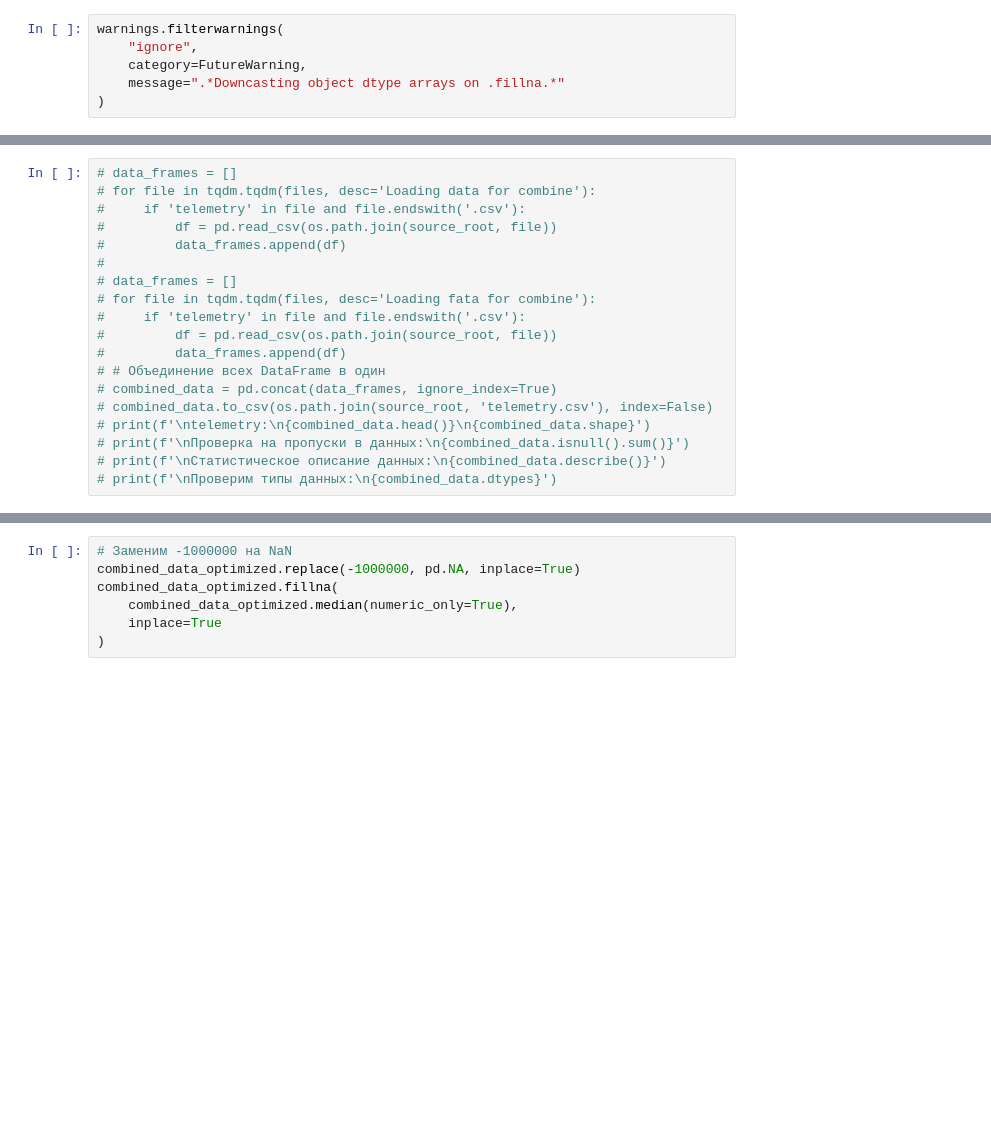
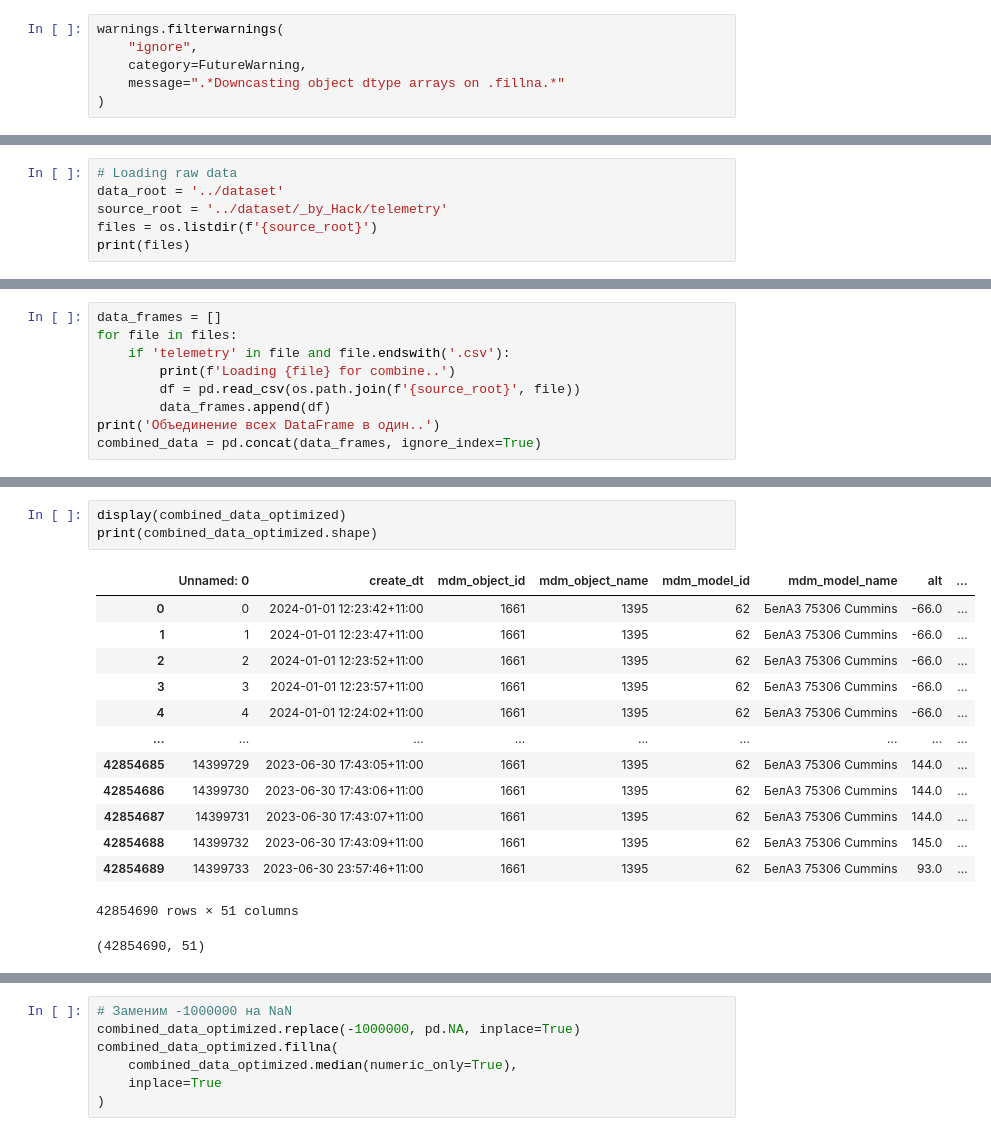
Before and after one commit to ikonushok/breakdowns_of_mining_trucks, a Jupyter notebook: notebooks/01_preprocessing_telemetry.ipynb, the cells around one changed output, grey strips where cells are left out. Saved outputs shown, nothing was run; the diff lists cells and outputs as text; blank space fills up the shorter version.

```diff
--- a/notebooks/01_preprocessing_telemetry.ipynb
+++ b/notebooks/01_preprocessing_telemetry.ipynb
@@ -52,0 +47,6 @@ print(files)
+# %%
+# Loading raw data
+data_root = '../dataset'
+source_root = '../dataset/_by_Hack/telemetry'
+files = os.listdir(f'{source_root}')
+print(files)
@@ -53,19 +55,9 @@ print(files)
 # %%
-# data_frames = []
-# for file in tqdm.tqdm(files, desc='Loading data for combine'):
-#     if 'telemetry' in file and file.endswith('.csv'):
-#         df = pd.read_csv(os.path.join(source_root, file))
-#         data_frames.append(df)
-#
-# data_frames = []
-# for file in tqdm.tqdm(files, desc='Loading fata for combine'):
-#     if 'telemetry' in file and file.endswith('.csv'):
-#         df = pd.read_csv(os.path.join(source_root, file))
-#         data_frames.append(df)
-# # Объединение всех DataFrame в один
-# combined_data = pd.concat(data_frames, ignore_index=True)
-# combined_data.to_csv(os.path.join(source_root, 'telemetry.csv'), index=False)
-# print(f'\ntelemetry:\n{combined_data.head()}\n{combined_data.shape}')
-# print(f'\nПроверка на пропуски в данных:\n{combined_data.isnull().sum()}')
-# print(f'\nСтатистическое описание данных:\n{combined_data.describe()}')
-# print(f'\nПроверим типы данных:\n{combined_data.dtypes}')
+data_frames = []
+for file in files:
+    if 'telemetry' in file and file.endswith('.csv'):
+        print(f'Loading {file} for combine..')
+        df = pd.read_csv(os.path.join(f'{source_root}', file))
+        data_frames.append(df)
+print('Объединение всех DataFrame в один..')
+combined_data = pd.concat(data_frames, ignore_index=True)
@@ -71,0 +95,18 @@ print(files)
+# %%
+display(combined_data_optimized)
+print(combined_data_optimized.shape)
+# %% [output]
+|  | Unnamed: 0 | create_dt | mdm_object_id | mdm_object_name | mdm_model_id | mdm_model_name | alt | ... |
+| 0 | 0 | 2024-01-01 12:23:42+11:00 | 1661 | 1395 | 62 | БелАЗ 75306 Cummins | -66.0 | ... |
+| 1 | 1 | 2024-01-01 12:23:47+11:00 | 1661 | 1395 | 62 | БелАЗ 75306 Cummins | -66.0 | ... |
+| 2 | 2 | 2024-01-01 12:23:52+11:00 | 1661 | 1395 | 62 | БелАЗ 75306 Cummins | -66.0 | ... |
+| 3 | 3 | 2024-01-01 12:23:57+11:00 | 1661 | 1395 | 62 | БелАЗ 75306 Cummins | -66.0 | ... |
+| 4 | 4 | 2024-01-01 12:24:02+11:00 | 1661 | 1395 | 62 | БелАЗ 75306 Cummins | -66.0 | ... |
+| ... | ... | ... | ... | ... | ... | ... | ... | ... |
+| 42854685 | 14399729 | 2023-06-30 17:43:05+11:00 | 1661 | 1395 | 62 | БелАЗ 75306 Cummins | 144.0 | ... |
+| 42854686 | 14399730 | 2023-06-30 17:43:06+11:00 | 1661 | 1395 | 62 | БелАЗ 75306 Cummins | 144.0 | ... |
+| 42854687 | 14399731 | 2023-06-30 17:43:07+11:00 | 1661 | 1395 | 62 | БелАЗ 75306 Cummins | 144.0 | ... |
+| 42854688 | 14399732 | 2023-06-30 17:43:09+11:00 | 1661 | 1395 | 62 | БелАЗ 75306 Cummins | 145.0 | ... |
+| 42854689 | 14399733 | 2023-06-30 23:57:46+11:00 | 1661 | 1395 | 62 | БелАЗ 75306 Cummins | 93.0 | ... |
+42854690 rows × 51 columns
+(42854690, 51)
```
Also changed, not shown: parts of 23 cells of this notebook, 5 other files.
